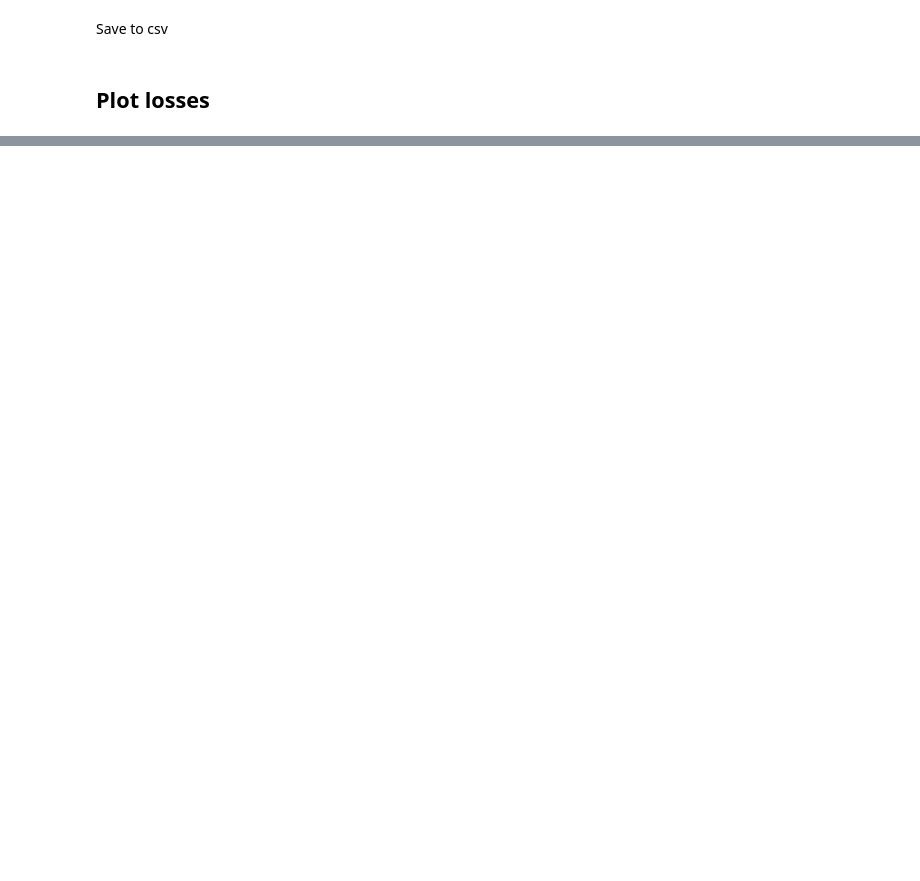
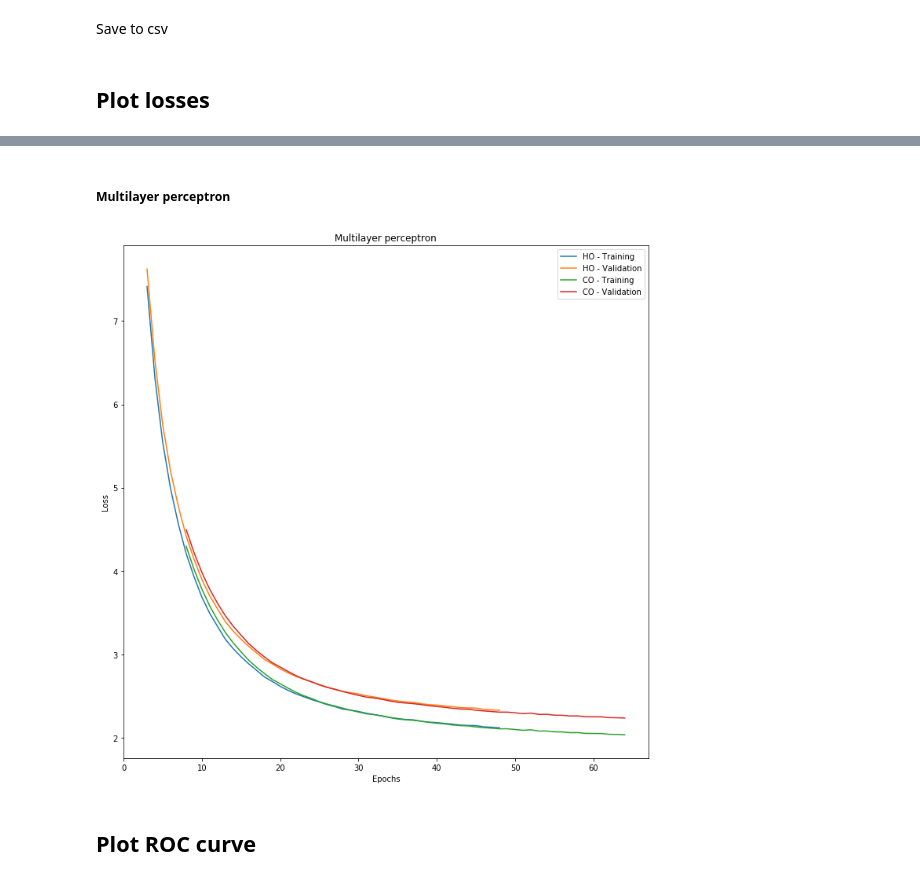
Before and after one commit to dominikklepl/Neural-Networks---Intracranial-hemorrhage-detection, a Jupyter notebook: 06_Evaluation.ipynb, the cells around one changed output, grey strips where cells are left out. Drawn from its saved outputs; the diff is of its cells as text; code cells hidden in the pictures; blank space fills up the shorter version.

```diff
--- a/06_Evaluation.ipynb
+++ b/06_Evaluation.ipynb
@@ -186,2 +200,19 @@ plt.show()
+# %% [markdown]
+##### Multilayer perceptron
+# %%
+plt.figure(num=1, figsize=(12,12))
+plt.ylabel('Loss')
+plt.xlabel('Epochs')
+plt.plot(history_MLP_ch.loss, label="HO - Training")
+plt.plot((history_MLP_ch.val_loss), label="HO - Validation")
+plt.plot(history_MLP_f.loss, label="CO - Training")
+plt.plot((history_MLP_f.val_loss), label="CO - Validation")
+plt.legend(loc='best')
+plt.title("Multilayer perceptron")
+plt.show()
+# %% [output]
+[figure, added]
+# %% [markdown]
+## Plot ROC curve
 # %%
 #plot ROC
```
Also changed, not shown: parts of 23 cells of this notebook.
